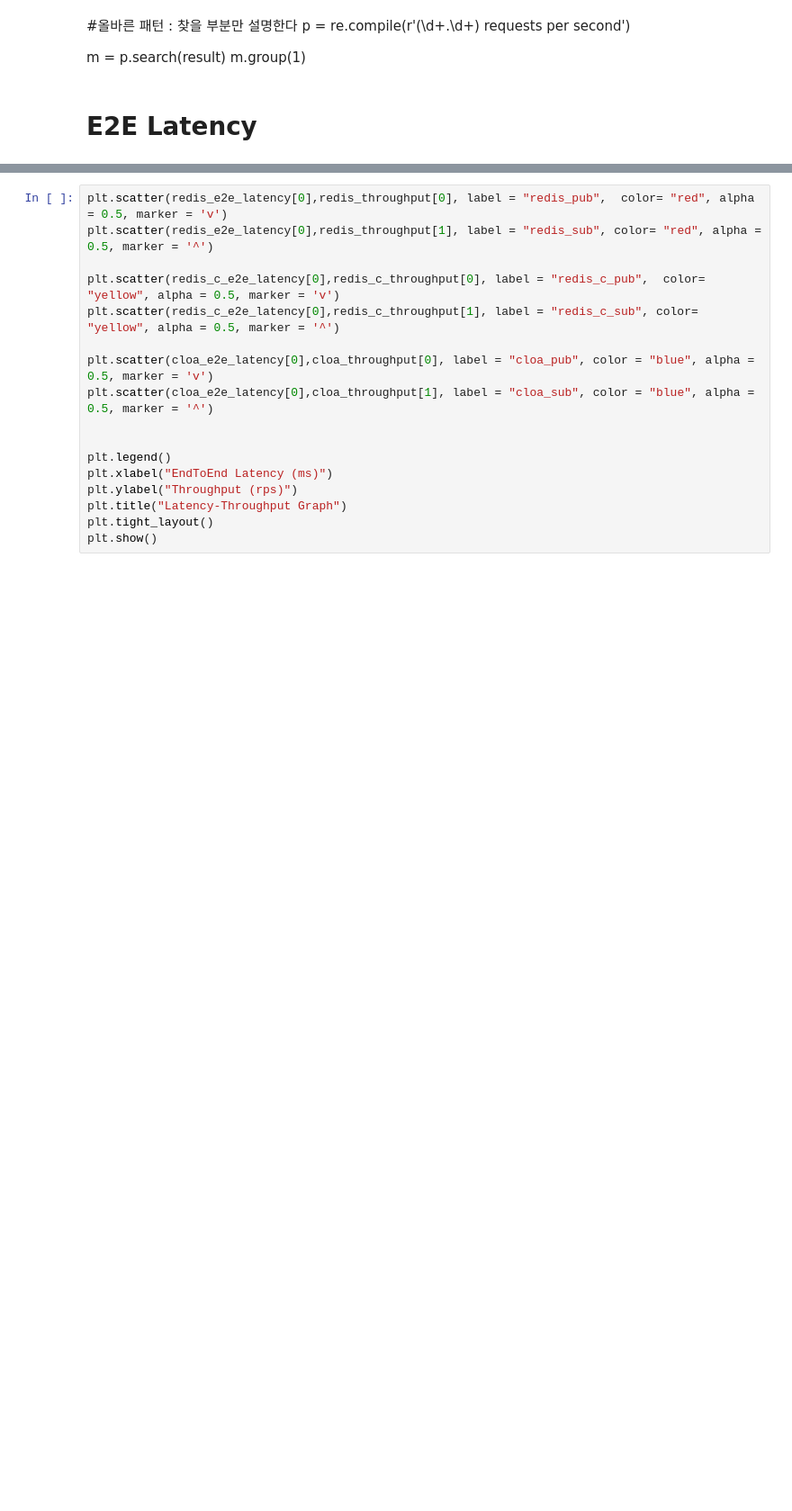
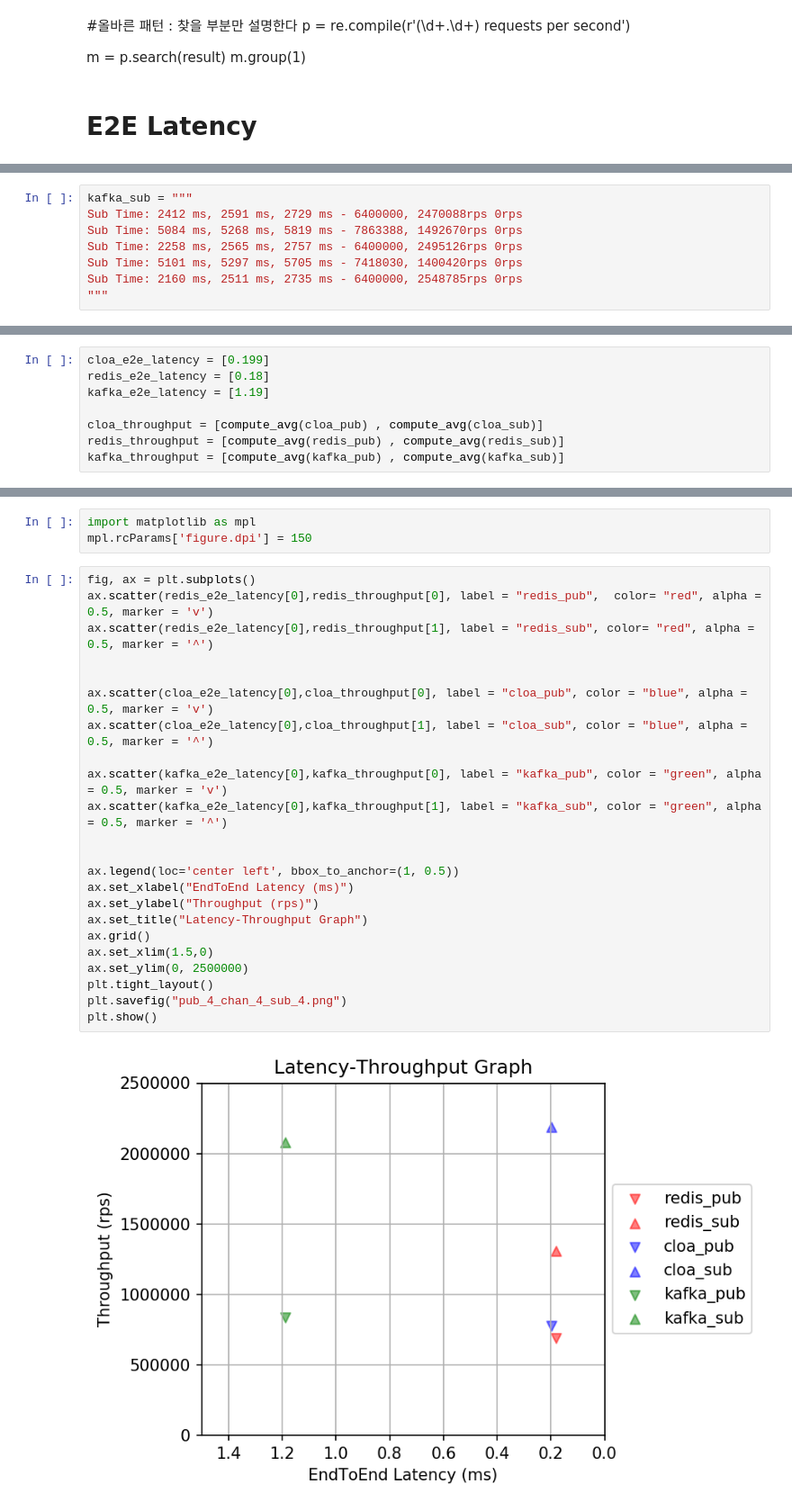
Before and after one commit to jsrimr/automated_visualization, a Jupyter notebook: automated_visualization.ipynb, the cells around one changed output, grey strips where cells are left out. Shown at 90% size. Cells and saved outputs as stored; diff of their text form; blank space fills up the shorter version.

```diff
--- a/automated_visualization.ipynb
+++ b/automated_visualization.ipynb
@@ -140,0 +269,8 @@ redis_c_e2e_latency = [float(m.group(1))]
+# %%
+kafka_sub = """
+Sub Time: 2412 ms, 2591 ms, 2729 ms - 6400000, 2470088rps 0rps
+Sub Time: 5084 ms, 5268 ms, 5819 ms - 7863388, 1492670rps 0rps
+Sub Time: 2258 ms, 2565 ms, 2757 ms - 6400000, 2495126rps 0rps
+Sub Time: 5101 ms, 5297 ms, 5705 ms - 7418030, 1400420rps 0rps
+Sub Time: 2160 ms, 2511 ms, 2735 ms - 6400000, 2548785rps 0rps
+"""
@@ -140,0 +289,8 @@ redis_c_e2e_latency = [float(m.group(1))]
+# %%
+cloa_e2e_latency = [0.199]
+redis_e2e_latency = [0.18]
+kafka_e2e_latency = [1.19]
+
+cloa_throughput = [compute_avg(cloa_pub) , compute_avg(cloa_sub)]
+redis_throughput = [compute_avg(redis_pub) , compute_avg(redis_sub)]
+kafka_throughput = [compute_avg(kafka_pub) , compute_avg(kafka_sub)]
@@ -141,17 +311,28 @@ redis_c_e2e_latency = [float(m.group(1))]
+# %%
+import matplotlib as mpl
+mpl.rcParams['figure.dpi'] = 150
 # %%
-plt.scatter(redis_e2e_latency[0],redis_throughput[0], label = "redis_pub",  color= "red", alpha = 0.5, marker = 'v')
-plt.scatter(redis_e2e_latency[0],redis_throughput[1], label = "redis_sub", color= "red", alpha = 0.5, marker = '^')
-
-plt.scatter(redis_c_e2e_latency[0],redis_c_throughput[0], label = "redis_c_pub",  color= "yellow", alpha = 0.5, marker = 'v')
-plt.scatter(redis_c_e2e_latency[0],redis_c_throughput[1], label = "redis_c_sub", color= "yellow", alpha = 0.5, marker = '^')
-
-plt.scatter(cloa_e2e_latency[0],cloa_throughput[0], label = "cloa_pub", color = "blue", alpha = 0.5, marker = 'v')
-plt.scatter(cloa_e2e_latency[0],cloa_throughput[1], label = "cloa_sub", color = "blue", alpha = 0.5, marker = '^')
+fig, ax = plt.subplots()
+ax.scatter(redis_e2e_latency[0],redis_throughput[0], label = "redis_pub",  color= "red", alpha = 0.5, marker = 'v')
+ax.scatter(redis_e2e_latency[0],redis_throughput[1], label = "redis_sub", color= "red", alpha = 0.5, marker = '^')
 
 
-plt.legend()
-plt.xlabel("EndToEnd Latency (ms)")
-plt.ylabel("Throughput (rps)")
-plt.title("Latency-Throughput Graph")
+ax.scatter(cloa_e2e_latency[0],cloa_throughput[0], label = "cloa_pub", color = "blue", alpha = 0.5, marker = 'v')
+ax.scatter(cloa_e2e_latency[0],cloa_throughput[1], label = "cloa_sub", color = "blue", alpha = 0.5, marker = '^')
+
+ax.scatter(kafka_e2e_latency[0],kafka_throughput[0], label = "kafka_pub", color = "green", alpha = 0.5, marker = 'v')
+ax.scatter(kafka_e2e_latency[0],kafka_throughput[1], label = "kafka_sub", color = "green", alpha = 0.5, marker = '^')
+
+
+ax.legend(loc='center left', bbox_to_anchor=(1, 0.5))
+ax.set_xlabel("EndToEnd Latency (ms)")
+ax.set_ylabel("Throughput (rps)")
+ax.set_title("Latency-Throughput Graph")
+ax.grid()
+ax.set_xlim(1.5,0)
+ax.set_ylim(0, 2500000)
 plt.tight_layout()
+plt.savefig("pub_4_chan_4_sub_4.png")
 plt.show()
+# %% [output]
+[figure, added]
```
Also changed, not shown: parts of 68 cells of this notebook, 2 other files.
